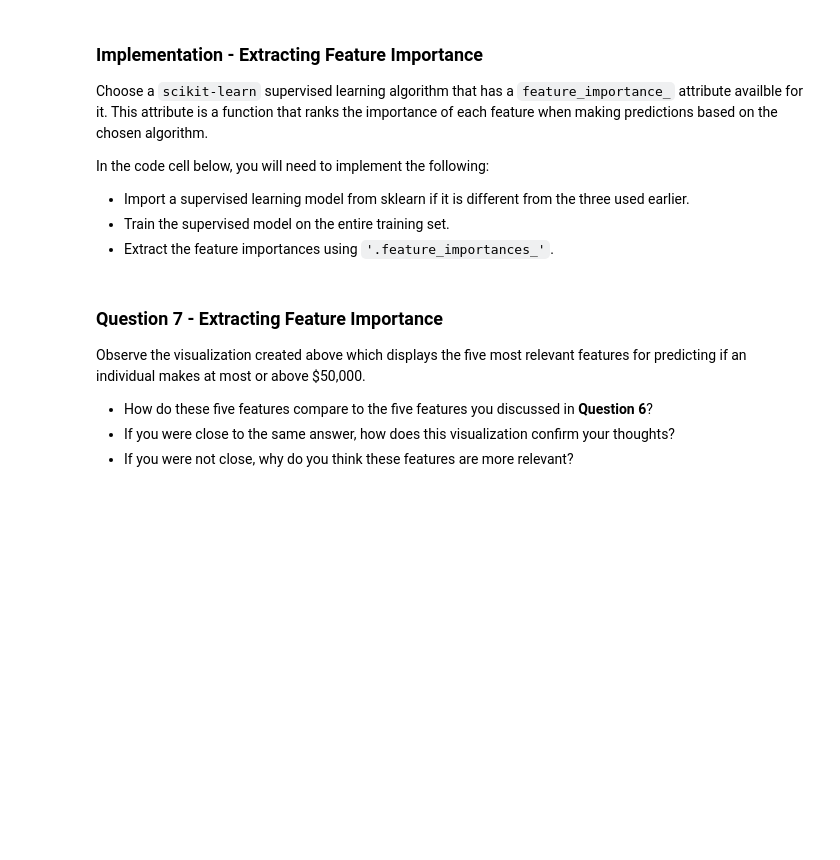
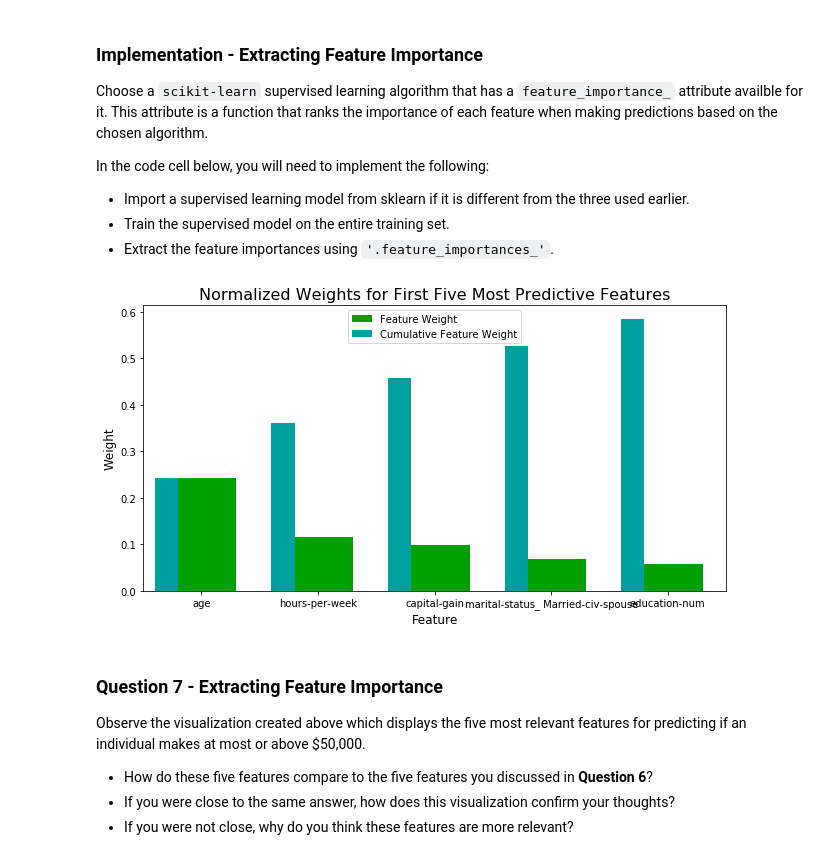
Before and after one commit to kchaudhuri/Machine-Learning, a Jupyter notebook: Finding_Donors_for_Charity/finding_donors.ipynb, the cells around one changed output. Saved outputs shown, nothing was run; the diff lists cells and outputs as text; code cells hidden in the pictures; blank space fills up the shorter version.

Commit message:
Extracting Feature Importance

```diff
--- a/Finding_Donors_for_Charity/finding_donors.ipynb
+++ b/Finding_Donors_for_Charity/finding_donors.ipynb
@@ -521,15 +519,17 @@ In the code cell below, you will need to implement the following:
 # %%
 # TODO: Import a supervised learning model that has 'feature_importances_'
 
 
 # TODO: Train the supervised model on the training set using .fit(X_train, y_train)
-model = None
+model = best_clf
 
 # TODO: Extract the feature importances using .feature_importances_
-importances = None
+importances = model.feature_importances_
 
 # Plot
 vs.feature_plot(importances, X_train, y_train)
+# %% [output]
+[figure, added]
 # %% [markdown]
 ### Question 7 - Extracting Feature Importance
 
```
Also changed, not shown: parts of 3 cells of this notebook.
